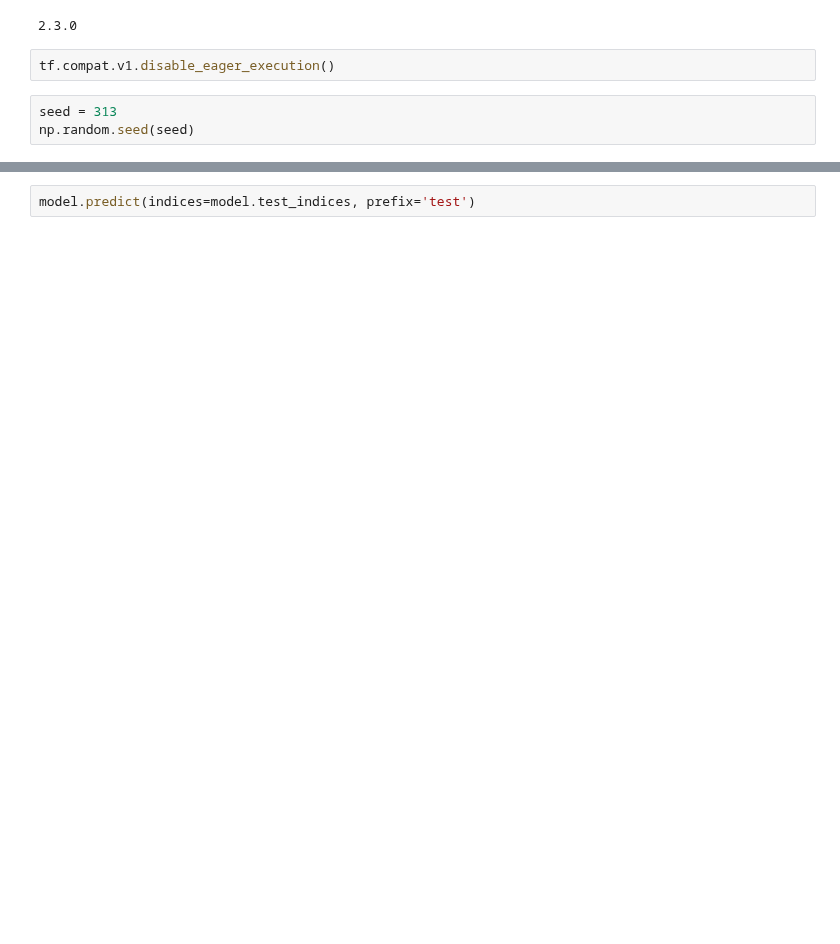
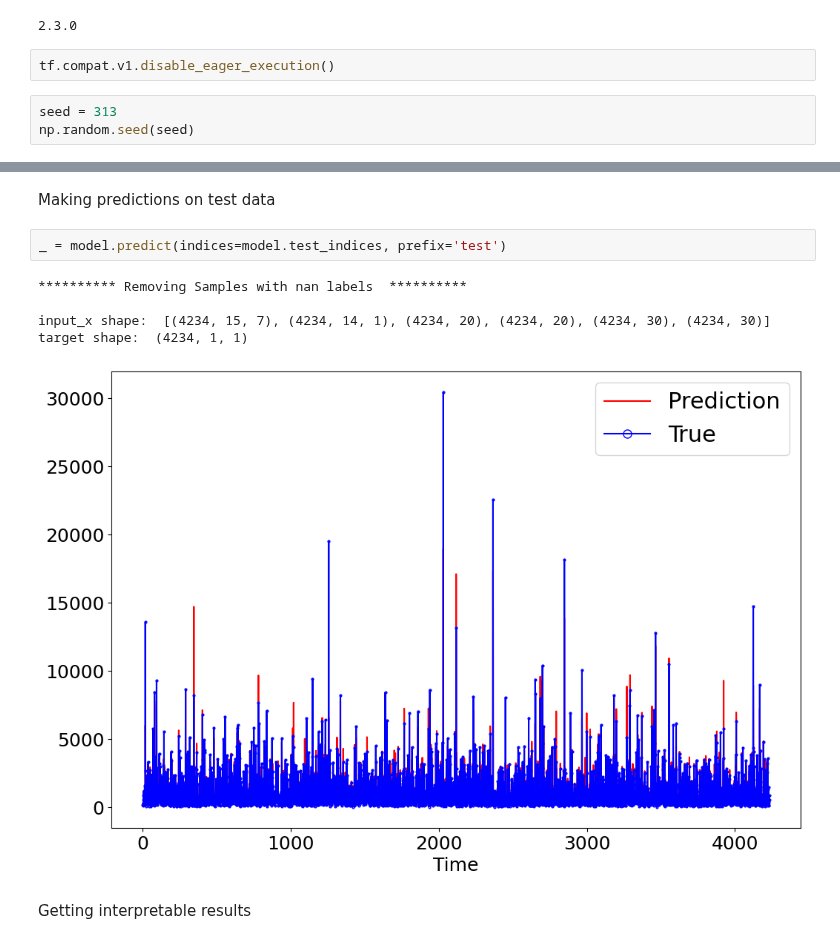
Before and after one commit to AtrCheema/AI4Water, a Jupyter notebook: examples/paper_figs/interpretability.ipynb, the cells around one changed output, grey strips where cells are left out. Drawn from its saved outputs; the diff is of its cells as text; blank space fills up the shorter version.

```diff
--- a/examples/paper_figs/interpretability.ipynb
+++ b/examples/paper_figs/interpretability.ipynb
@@ -106,4 +149,14 @@ model.predict(indices=model.train_indices, prefix='train')
+# %% [markdown]
+Making predictions on test data
 # %%
-model.predict(indices=model.test_indices, prefix='test')
+_ = model.predict(indices=model.test_indices, prefix='test')
+# %% [output]
+********** Removing Samples with nan labels  **********
+
+input_x shape:  [(4234, 15, 7), (4234, 14, 1), (4234, 20), (4234, 20), (4234, 30), (4234, 30)]
+target shape:  (4234, 1, 1)
+[figure, added]
+# %% [markdown]
+Getting interpretable results
 # %%
 Interpret(model)
```
Also changed, not shown: parts of 17 cells of this notebook.
